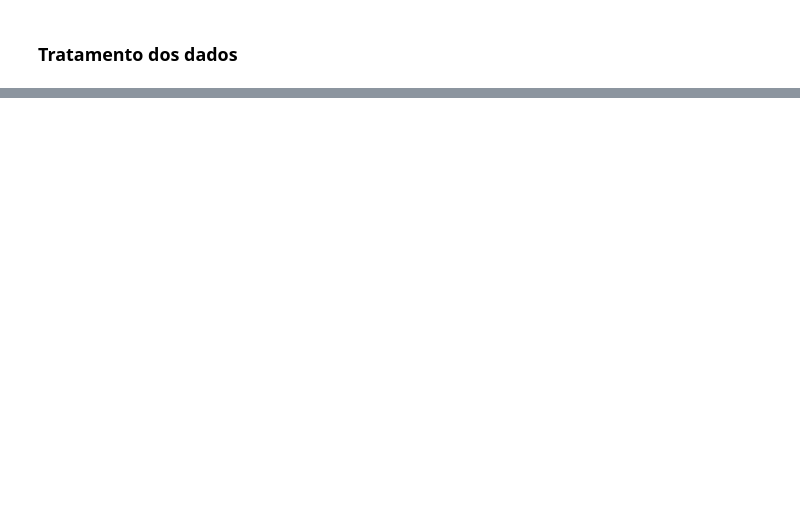
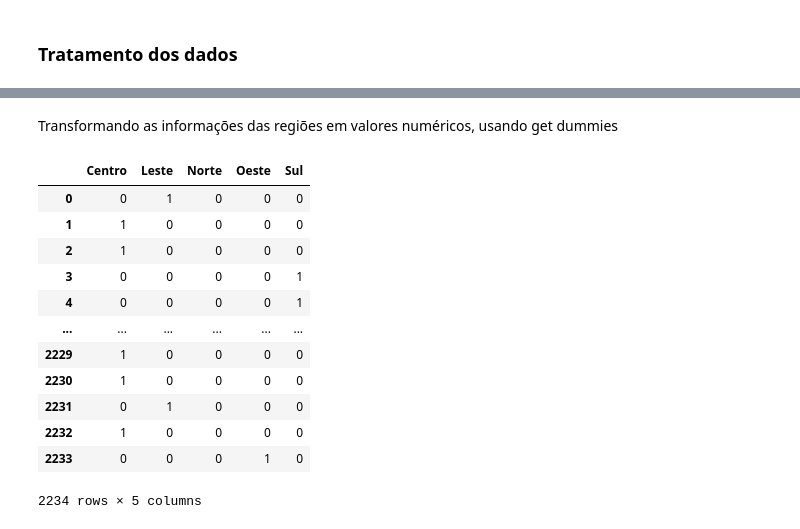
Before and after one commit to cassio645/Machine-learning, a Jupyter notebook: Projetos/aluguel_rj.ipynb, the cells around one changed output, grey strips where cells are left out. Drawn from its saved outputs; the diff is of its cells as text; code cells hidden in the pictures; blank space fills up the shorter version.

```diff
--- a/Projetos/aluguel_rj.ipynb
+++ b/Projetos/aluguel_rj.ipynb
@@ -351,0 +391,18 @@ base2.plot.scatter(x='aluguel', y='iptu');
+# %% [markdown]
+Transformando as informações das regiões em valores numéricos, usando get dummies
+# %%
+pd.get_dummies(base2.Região)
+# %% [output]
+|  | Centro | Leste | Norte | Oeste | Sul |
+| 0 | 0 | 1 | 0 | 0 | 0 |
+| 1 | 1 | 0 | 0 | 0 | 0 |
+| 2 | 1 | 0 | 0 | 0 | 0 |
+| 3 | 0 | 0 | 0 | 0 | 1 |
+| 4 | 0 | 0 | 0 | 0 | 1 |
+| ... | ... | ... | ... | ... | ... |
+| 2229 | 1 | 0 | 0 | 0 | 0 |
+| 2230 | 1 | 0 | 0 | 0 | 0 |
+| 2231 | 0 | 1 | 0 | 0 | 0 |
+| 2232 | 1 | 0 | 0 | 0 | 0 |
+| 2233 | 0 | 0 | 0 | 1 | 0 |
+2234 rows × 5 columns
```
Also changed, not shown: parts of 26 cells of this notebook.
